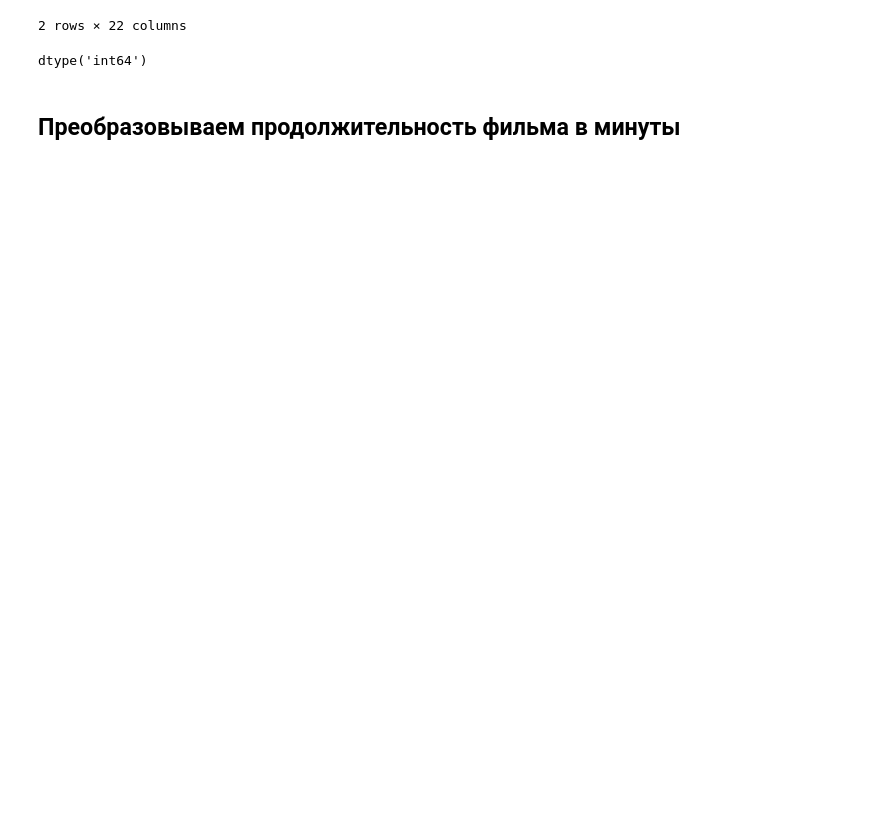
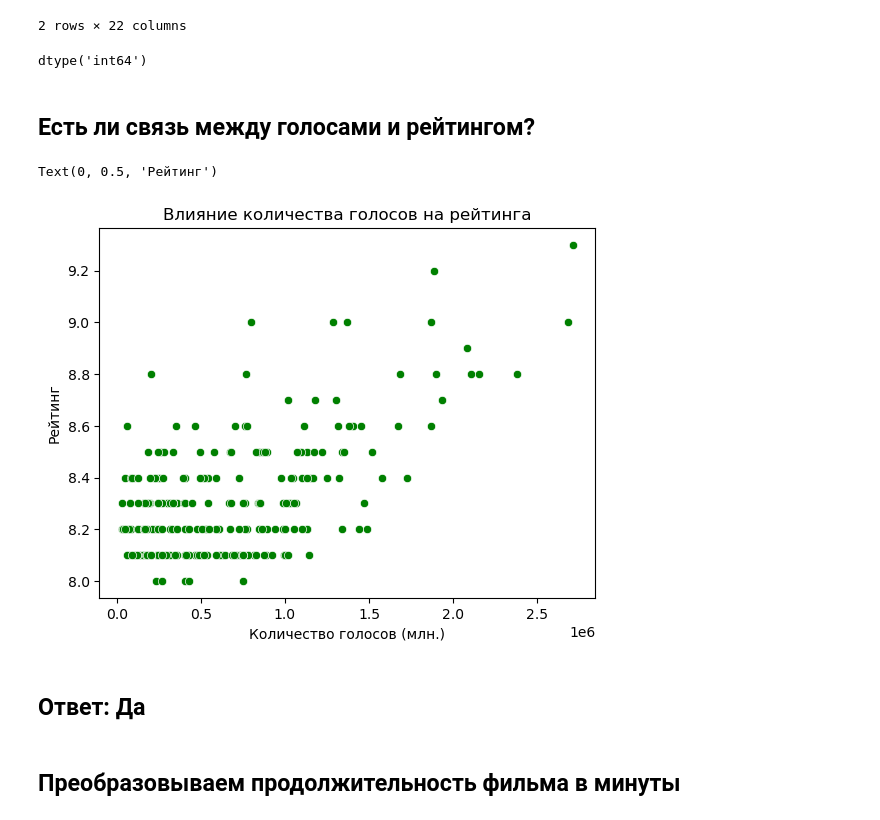
Before and after one commit to Hitron4ik/diplom, a Jupyter notebook: Diplom_project.ipynb, the cells around one changed output. Saved outputs shown, nothing was run; the diff lists cells and outputs as text; code cells hidden in the pictures; blank space fills up the shorter version.

```diff
--- a/Diplom_project.ipynb
+++ b/Diplom_project.ipynb
@@ -109,6 +120,18 @@ df.head(2)
 df.imbd_votes.dtypes
 # %% [output]
 dtype('int64')
+# %% [markdown]
+## Есть ли связь между голосами и рейтингом?
+# %%
+sns.scatterplot(x='imbd_votes',y='imbd_rating',data=df, color='green')
+plt.title("Влияние количества голосов на рейтинга")
+plt.xlabel("Количество голосов (млн.)")
+plt.ylabel("Рейтинг")
+# %% [output]
+Text(0, 0.5, 'Рейтинг')
+[figure, added]
+# %% [markdown]
+## Ответ: Да
 # %% [markdown]
 ## Преобразовываем продолжительность фильма в минуты
 # %%
```
Also changed, not shown: parts of 30 cells of this notebook.
